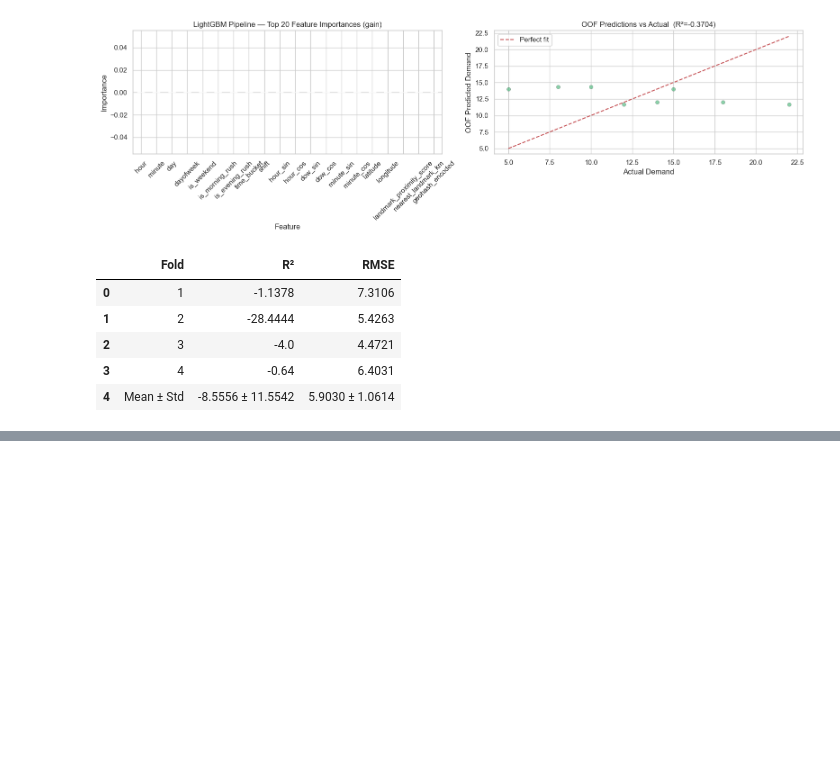
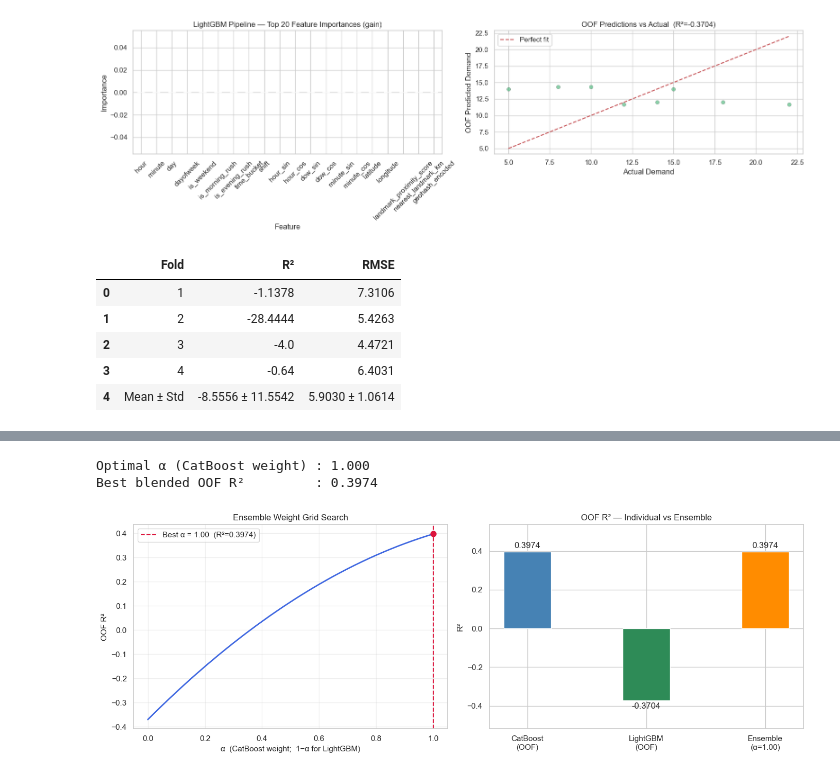
Before and after one commit to Vishallakshmikanthan/GridLock_traffic-demand-prediction, a Jupyter notebook: notebooks/01_EDA.ipynb, the cells around one changed output, grey strips where cells are left out. Saved outputs shown, nothing was run; the diff lists cells and outputs as text; code cells hidden in the pictures; blank space fills up the shorter version.

```diff
--- a/notebooks/01_EDA.ipynb
+++ b/notebooks/01_EDA.ipynb
@@ -1294,0 +1370,56 @@ display(submission_lgb.head())
+# %%
+# ── Optimal weight search ─────────────────────────────────────────────────────
+# ensemble = α·CatBoost_OOF + (1-α)·LightGBM_OOF  →  maximise OOF R²
+assert len(cb_oof) == len(oof_preds), \
+    f"OOF length mismatch: CB={len(cb_oof)}, LGB={len(oof_preds)}"
+lgb_oof = oof_preds   # from the LightGBM pipeline CV section
+
+alphas        = np.linspace(0, 1, 41)   # 0.00, 0.025, … 1.00
+blend_scores  = []
+
+for a in alphas:
+    blended = a * cb_oof + (1 - a) * lgb_oof
+    s = r2_score(y_cb, blended) if np.var(y_cb) > 1e-8 else float('nan')
+    blend_scores.append(s)
+
+best_idx   = int(np.nanargmax(blend_scores))
+best_alpha = float(alphas[best_idx])
+best_r2    = blend_scores[best_idx]
+print(f"Optimal α (CatBoost weight) : {best_alpha:.3f}")
+print(f"Best blended OOF R²         : {best_r2:.4f}")
+
+# ── Visualisation ─────────────────────────────────────────────────────────────
+fig, axes = plt.subplots(1, 2, figsize=(14, 5))
+
+# Plot 1 — R² vs alpha curve
+axes[0].plot(alphas, blend_scores, color='royalblue', linewidth=2)
+axes[0].axvline(x=best_alpha, color='crimson', linestyle='--',
+                label=f'Best α = {best_alpha:.2f}  (R²={best_r2:.4f})')
+axes[0].scatter([best_alpha], [best_r2], color='crimson', zorder=5, s=60)
+axes[0].set_xlabel('α  (CatBoost weight;  1−α for LightGBM)', fontsize=11)
+axes[0].set_ylabel('OOF R²', fontsize=11)
+axes[0].set_title('Ensemble Weight Grid Search', fontsize=12)
+axes[0].legend()
+axes[0].grid(True, alpha=0.3)
+
+# Plot 2 — Model comparison bar chart
+lgb_oof_r2   = oof_r2   # computed in LightGBM pipeline section
+cb_disp      = cb_oof_r2  if not np.isnan(cb_oof_r2) else 0
+lgb_disp     = lgb_oof_r2 if not np.isnan(lgb_oof_r2) else 0
+model_labels = ['CatBoost\n(OOF)', 'LightGBM\n(OOF)', f'Ensemble\n(α={best_alpha:.2f})']
+model_vals   = [cb_disp, lgb_disp, best_r2]
+bar_colors   = ['steelblue', 'seagreen', 'darkorange']
+bars2 = axes[1].bar(model_labels, model_vals, color=bar_colors, width=0.4)
+axes[1].bar_label(bars2, fmt='%.4f', padding=3)
+lower = min(0, min(model_vals)) * 1.4
+upper = max(model_vals) * 1.35 if max(model_vals) > 0 else 0.1
+axes[1].set_ylim(lower, upper)
+axes[1].set_title('OOF R² — Individual vs Ensemble', fontsize=12)
+axes[1].set_ylabel('R²', fontsize=11)
+
+plt.tight_layout()
+plt.show()
+# %% [output]
+Optimal α (CatBoost weight) : 1.000
+Best blended OOF R²         : 0.3974
+[figure, added]
```
Also changed, not shown: parts of 7 cells of this notebook.
